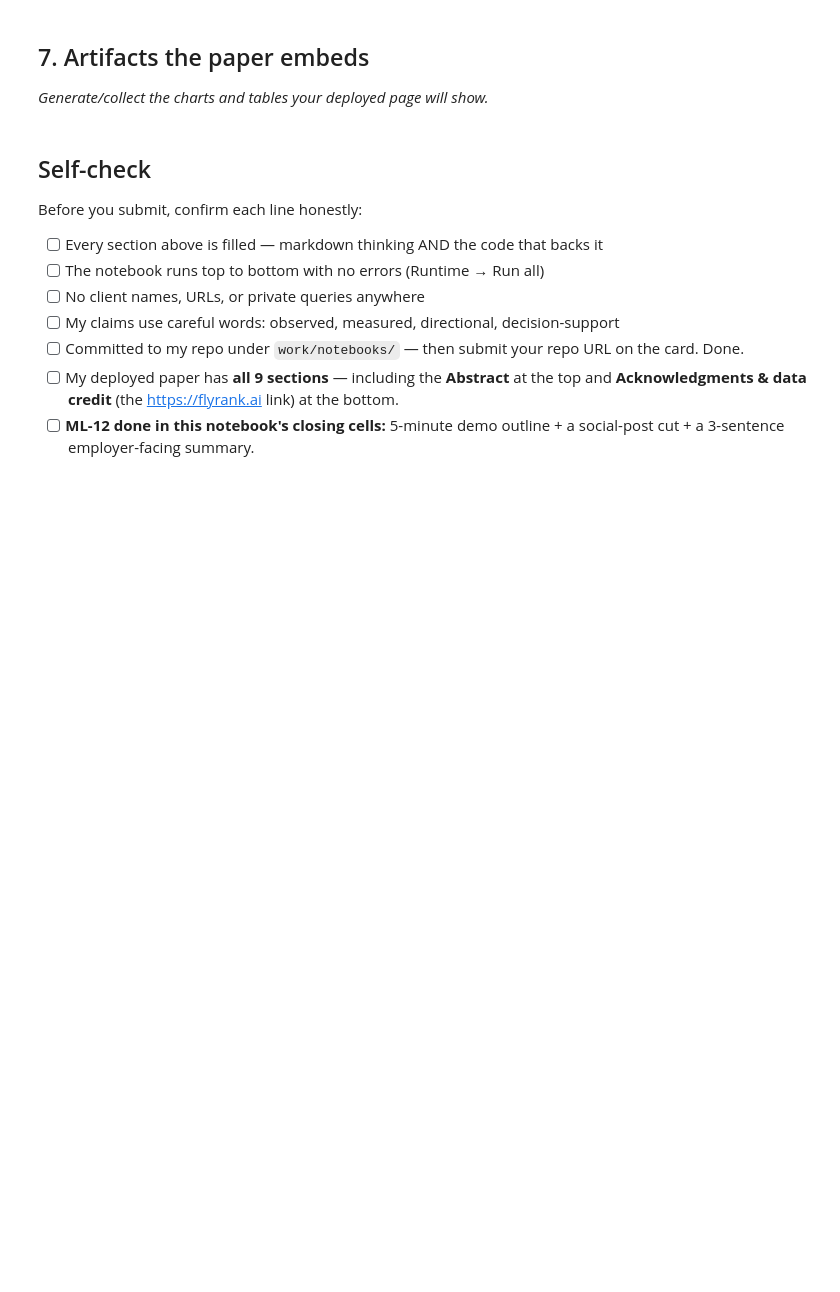
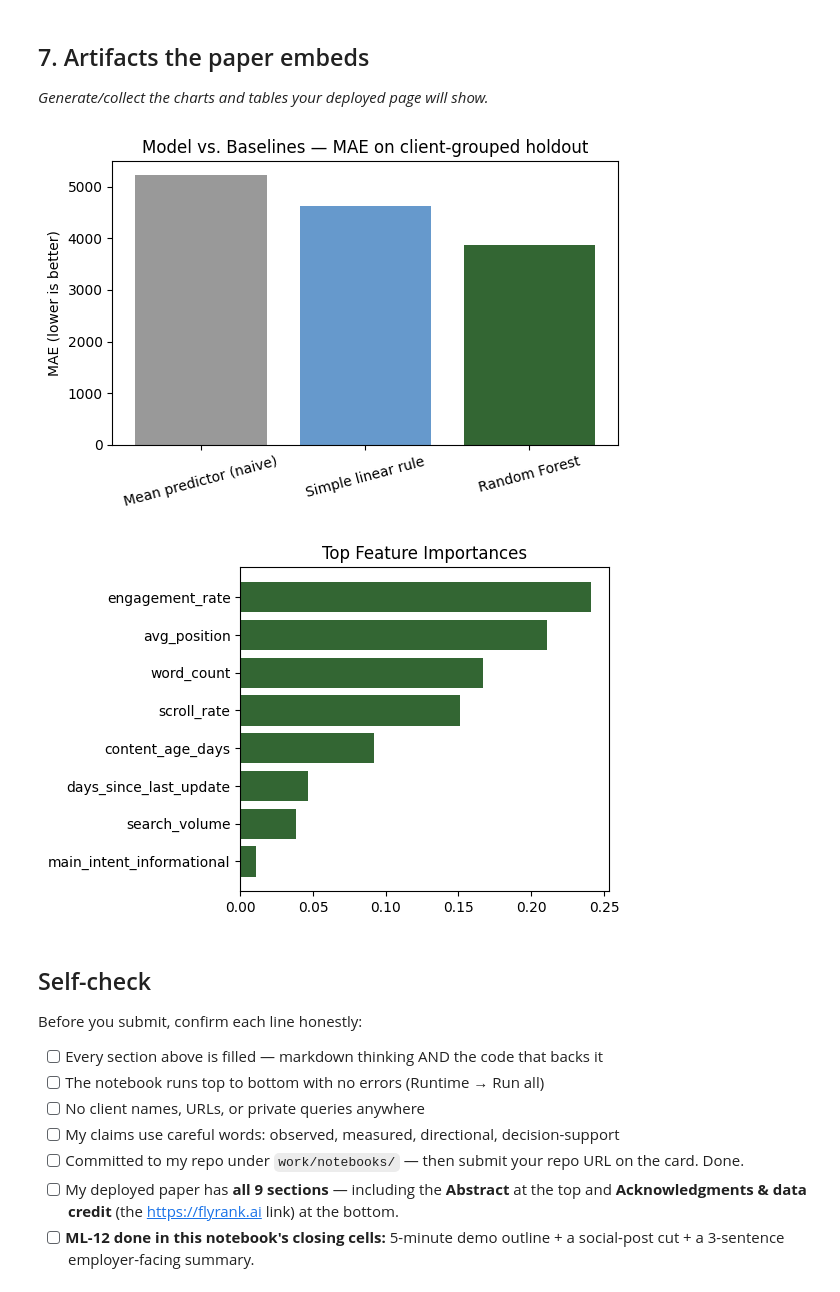
Before and after one commit to nabtahilrehman/Nabtahil-flyrank-internship, a Jupyter notebook: work/notebooks/capstone.ipynb, the cells around one changed output. Saved outputs shown, nothing was run; the diff lists cells and outputs as text; code cells hidden in the pictures; blank space fills up the shorter version.

```diff
--- a/work/notebooks/capstone.ipynb
+++ b/work/notebooks/capstone.ipynb
@@ -24,0 +147,20 @@ This skeleton is yours to fill. Work the sections **in order** — each one has
+# %%
+# Naive mean-predictor baseline
+mae_mean = mean_absolute_error(y_test, [y_train.mean()] * len(y_test))
+
+# Simple single-rule linear baseline
+lin_model = Pipeline([("pre", pre), ("lin", LinearRegression())])
+lin_model.fit(X_train, y_train)
+mae_lin = mean_absolute_error(y_test, lin_model.predict(X_test))
+
+# Random Forest
+rf_model = Pipeline([("pre", pre), ("rf", RandomForestRegressor(n_estimators=200, random_state=42))])
+rf_model.fit(X_train, y_train)
+mae_rf = mean_absolute_error(y_test, rf_model.predict(X_test))
+
+results = pd.DataFrame({
+    "Method": ["Mean predictor (naive)", "Simple linear rule", "Random Forest"],
+    "Split": ["Grouped by client"] * 3,
+    "MAE": [round(mae_mean, 1), round(mae_lin, 1), round(mae_rf, 1)]
+})
+results
@@ -37,3 +233,34 @@ This skeleton is yours to fill. Work the sections **in order** — each one has
+# %%
+import matplotlib.pyplot as plt
+
+os.makedirs("work/paper", exist_ok=True)
+
+# Chart 1: MAE comparison
+plt.figure(figsize=(6,4))
+plt.bar(results["Method"], results["MAE"], color=["#999", "#6699cc", "#336633"])
+plt.ylabel("MAE (lower is better)")
+plt.title("Model vs. Baselines — MAE on client-grouped holdout")
+plt.xticks(rotation=15)
+plt.tight_layout()
+plt.savefig("work/paper/mae_comparison.png", dpi=150)
+plt.show()
+
+# Chart 2: Feature importances
+ohe = rf_model.named_steps["pre"].named_transformers_["cat"]
+cat_names = list(ohe.get_feature_names_out(cat_features))
+all_names = cat_names + num_features
+importances = rf_model.named_steps["rf"].feature_importances_
+imp_df = pd.DataFrame({"feature": all_names, "importance": importances}).sort_values("importance", ascending=True).tail(8)
+
+plt.figure(figsize=(6,4))
+plt.barh(imp_df["feature"], imp_df["importance"], color="#336633")
+plt.title("Top Feature Importances")
+plt.tight_layout()
+plt.savefig("work/paper/feature_importance.png", dpi=150)
+plt.show()
+# %% [output]
+[figure, added]
+[figure, added]
 # %% [markdown]
 ## Self-check
 
```
Also changed, not shown: parts of 11 cells of this notebook.
